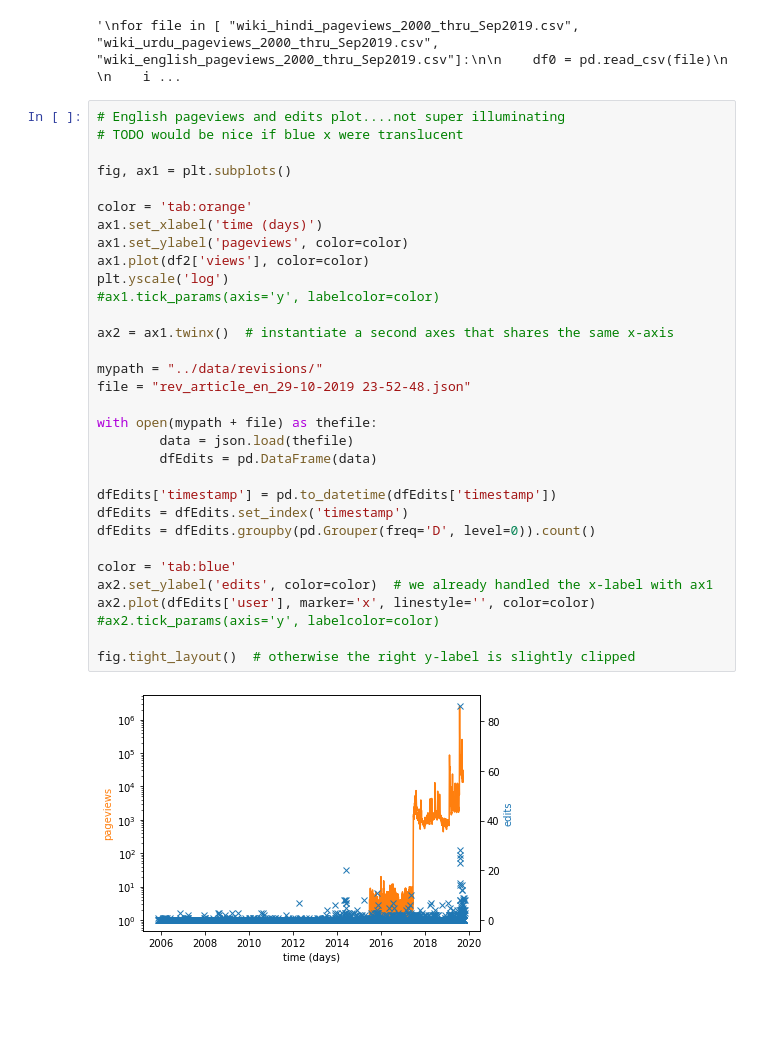
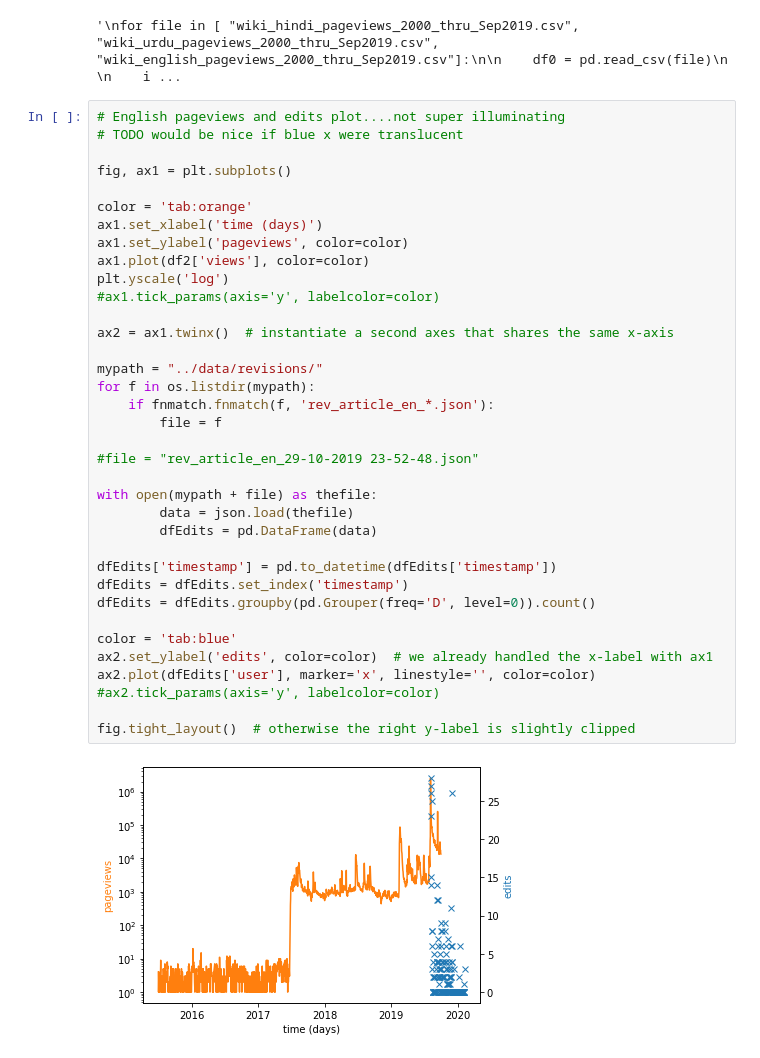
Before and after one commit to ViralNotPrasad/cscw-wiki, a Jupyter notebook: R/Pageviews.ipynb, the cells around one changed output. Drawn from its saved outputs; the diff is of its cells as text; blank space fills up the shorter version.

Commit message:
file clean-up; plots in R/Pageviews.ipynb of edits time series for Pulwama and Reorganisation articles

```diff
--- a/R/Pageviews.ipynb
+++ b/R/Pageviews.ipynb
@@ -156,35 +158,39 @@ for file in [ "wiki_hindi_pageviews_2000_thru_Sep2019.csv", "wiki_urdu_pageviews
 # TODO would be nice if blue x were translucent
 
 fig, ax1 = plt.subplots()
 
 color = 'tab:orange'
 ax1.set_xlabel('time (days)')
 ax1.set_ylabel('pageviews', color=color)
 ax1.plot(df2['views'], color=color)
 plt.yscale('log')
 #ax1.tick_params(axis='y', labelcolor=color)
 
 ax2 = ax1.twinx()  # instantiate a second axes that shares the same x-axis
 
 mypath = "../data/revisions/"
-file = "rev_article_en_29-10-2019 23-52-48.json"
+for f in os.listdir(mypath):
+    if fnmatch.fnmatch(f, 'rev_article_en_*.json'):
+        file = f
+
+#file = "rev_article_en_29-10-2019 23-52-48.json"
 
 with open(mypath + file) as thefile:
         data = json.load(thefile)
         dfEdits = pd.DataFrame(data)
 
 dfEdits['timestamp'] = pd.to_datetime(dfEdits['timestamp'])
 dfEdits = dfEdits.set_index('timestamp')
 dfEdits = dfEdits.groupby(pd.Grouper(freq='D', level=0)).count()
 
 color = 'tab:blue'
 ax2.set_ylabel('edits', color=color)  # we already handled the x-label with ax1
 ax2.plot(dfEdits['user'], marker='x', linestyle='', color=color)
 #ax2.tick_params(axis='y', labelcolor=color)
 
 fig.tight_layout()  # otherwise the right y-label is slightly clipped
 # %% [output]
-[figure, old version]
+[figure, new version]
 # %%
 # Correlation
 
```
Also changed, not shown: parts of 18 cells of this notebook, 58 other files.
